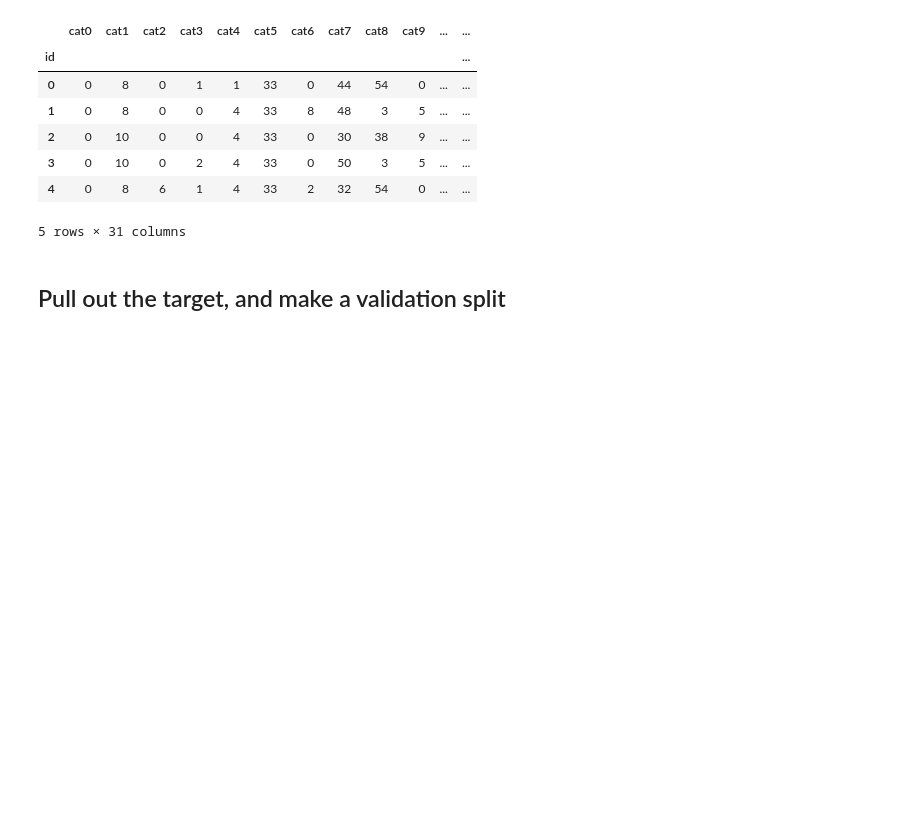
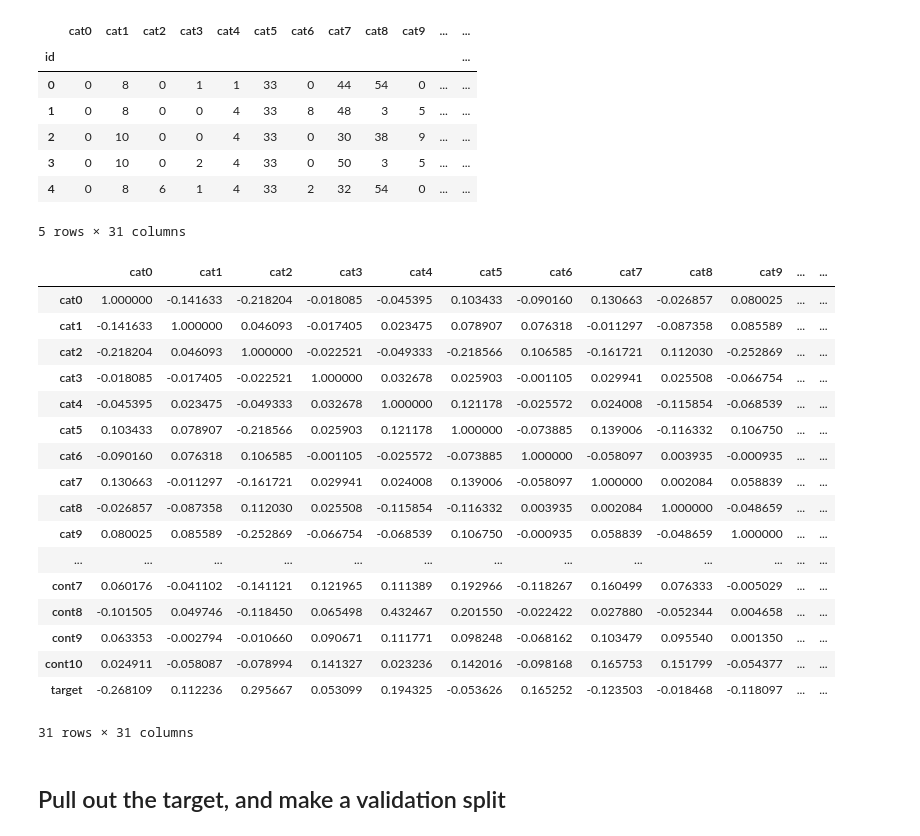
Before and after one commit to brunomarram/atividades-cdd, a Jupyter notebook: src/tps/tabular-competition/tabular-competition.ipynb, the cells around one changed output. Cells and saved outputs as stored; diff of their text form; code cells hidden in the pictures; blank space fills up the shorter version.

```diff
--- a/src/tps/tabular-competition/tabular-competition.ipynb
+++ b/src/tps/tabular-competition/tabular-competition.ipynb
@@ -82,5 +90,26 @@ display(train.head())
 | 3 | 0 | 10 | 0 | 2 | 4 | 33 | 0 | 50 | 3 | 5 | ... | ... |
 | 4 | 0 | 8 | 6 | 1 | 4 | 33 | 2 | 32 | 54 | 0 | ... | ... |
 5 rows × 31 columns
+# %%
+train.corr()
+# %% [output]
+|  | cat0 | cat1 | cat2 | cat3 | cat4 | cat5 | cat6 | cat7 | cat8 | cat9 | ... | ... |
+| cat0 | 1.000000 | -0.141633 | -0.218204 | -0.018085 | -0.045395 | 0.103433 | -0.090160 | 0.130663 | -0.026857 | 0.080025 | ... | ... |
+| cat1 | -0.141633 | 1.000000 | 0.046093 | -0.017405 | 0.023475 | 0.078907 | 0.076318 | -0.011297 | -0.087358 | 0.085589 | ... | ... |
+| cat2 | -0.218204 | 0.046093 | 1.000000 | -0.022521 | -0.049333 | -0.218566 | 0.106585 | -0.161721 | 0.112030 | -0.252869 | ... | ... |
+| cat3 | -0.018085 | -0.017405 | -0.022521 | 1.000000 | 0.032678 | 0.025903 | -0.001105 | 0.029941 | 0.025508 | -0.066754 | ... | ... |
+| cat4 | -0.045395 | 0.023475 | -0.049333 | 0.032678 | 1.000000 | 0.121178 | -0.025572 | 0.024008 | -0.115854 | -0.068539 | ... | ... |
+| cat5 | 0.103433 | 0.078907 | -0.218566 | 0.025903 | 0.121178 | 1.000000 | -0.073885 | 0.139006 | -0.116332 | 0.106750 | ... | ... |
+| cat6 | -0.090160 | 0.076318 | 0.106585 | -0.001105 | -0.025572 | -0.073885 | 1.000000 | -0.058097 | 0.003935 | -0.000935 | ... | ... |
+| cat7 | 0.130663 | -0.011297 | -0.161721 | 0.029941 | 0.024008 | 0.139006 | -0.058097 | 1.000000 | 0.002084 | 0.058839 | ... | ... |
+| cat8 | -0.026857 | -0.087358 | 0.112030 | 0.025508 | -0.115854 | -0.116332 | 0.003935 | 0.002084 | 1.000000 | -0.048659 | ... | ... |
+| cat9 | 0.080025 | 0.085589 | -0.252869 | -0.066754 | -0.068539 | 0.106750 | -0.000935 | 0.058839 | -0.048659 | 1.000000 | ... | ... |
+| ... | ... | ... | ... | ... | ... | ... | ... | ... | ... | ... | ... | ... |
+| cont7 | 0.060176 | -0.041102 | -0.141121 | 0.121965 | 0.111389 | 0.192966 | -0.118267 | 0.160499 | 0.076333 | -0.005029 | ... | ... |
+| cont8 | -0.101505 | 0.049746 | -0.118450 | 0.065498 | 0.432467 | 0.201550 | -0.022422 | 0.027880 | -0.052344 | 0.004658 | ... | ... |
+| cont9 | 0.063353 | -0.002794 | -0.010660 | 0.090671 | 0.111771 | 0.098248 | -0.068162 | 0.103479 | 0.095540 | 0.001350 | ... | ... |
+| cont10 | 0.024911 | -0.058087 | -0.078994 | 0.141327 | 0.023236 | 0.142016 | -0.098168 | 0.165753 | 0.151799 | -0.054377 | ... | ... |
+| target | -0.268109 | 0.112236 | 0.295667 | 0.053099 | 0.194325 | -0.053626 | 0.165252 | -0.123503 | -0.018468 | -0.118097 | ... | ... |
+31 rows × 31 columns
 # %% [markdown]
 ## Pull out the target, and make a validation split
```
Also changed, not shown: parts of 7 cells of this notebook, 5 other files.
